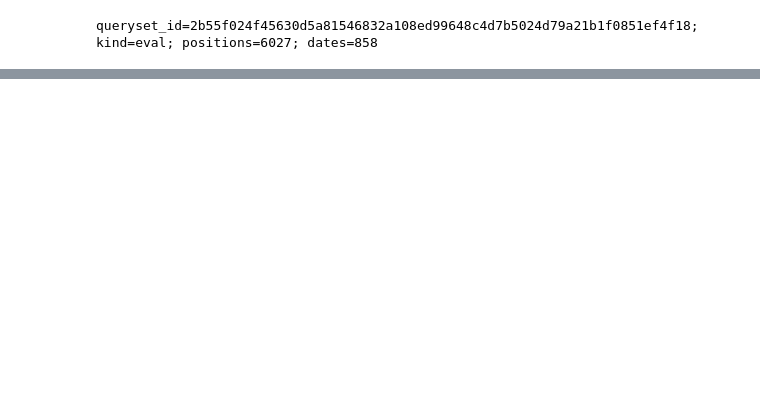
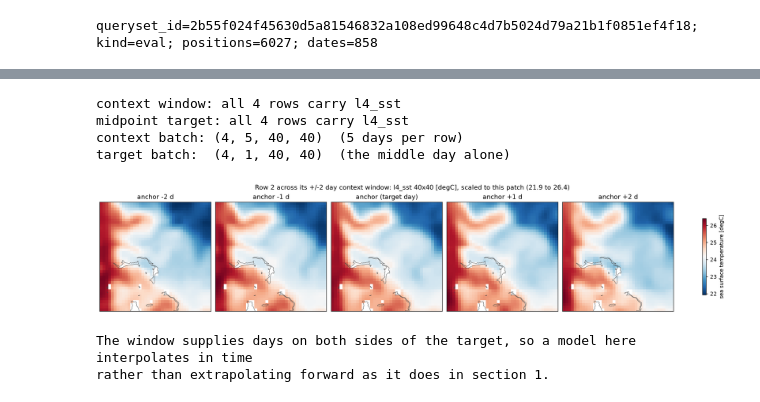
Before and after one commit to nilsleh/oceanTACO, a Jupyter notebook: docs/tutorials/spatio_temporal_query_generation.ipynb, the cells around one changed output, grey strips where cells are left out. Drawn from its saved outputs; the diff is of its cells as text; code cells hidden in the pictures; blank space fills up the shorter version.

```diff
--- a/docs/tutorials/spatio_temporal_query_generation.ipynb
+++ b/docs/tutorials/spatio_temporal_query_generation.ipynb
@@ -1098,0 +466,18 @@ which the [overview notebook](ml_dataset.ipynb) lists in full.
+# %%
+HALF_WINDOW = 2
+midpoint_filter = QueryFilter(box=BOX, relation="same_time",
+                              context_start_offset_days=-HALF_WINDOW,
+                              context_end_offset_days=HALF_WINDOW)
+print(f"eligible pairs with a +/-{HALF_WINDOW} day window: {select_queryset(queryset, midpoint_filter).count:,d}")
+print(f"eligible pairs with no window at all:      {select_queryset(queryset, QueryFilter(box=BOX)).count:,d}")
+
+midpoint_draw = draw_queryset(queryset, requested_row_count=BATCH_SIZE, seed=11,
+                              record_path=DRAW_DIR / "midpoint-draw.json",
+                              query_filter=midpoint_filter)
+window_set = OceanTACODataset(queries=midpoint_draw, sources=SST, catalog_config=config)
+centre_set = OceanTACODataset(queries=target_rows(midpoint_draw, midpoint_filter),
+                              sources=SST, catalog_config=config)
+print(f"anchor:  {midpoint_draw.rows[0]['anchor_time'][:10]}")
+print(f"context: {window_of(window_set)}  -> data {tuple(window_set[0]['l4_sst']['data'].shape)}")
+print(f"target:  {window_of(centre_set)}  -> data {tuple(centre_set[0]['l4_sst']['data'].shape)}")
+print("The target sits at the centre of the context span, with equal numbers of days on each side.")
@@ -1098,0 +523,39 @@ which the [overview notebook](ml_dataset.ipynb) lists in full.
+# %%
+window_batch = one_batch(window_set)
+centre_batch = one_batch(centre_set)
+require_complete(window_batch, ["l4_sst"], "context window")
+require_complete(centre_batch, ["l4_sst"], "midpoint target")
+days = window_batch["l4_sst"]["data"].shape[1]
+print(f"context batch: {tuple(window_batch['l4_sst']['data'].shape)}  ({days} days per row)")
+print(f"target batch:  {tuple(centre_batch['l4_sst']['data'].shape)}  (the middle day alone)")
+
+spread = [float(np.nanstd(np.asarray(window_batch["l4_sst"]["data"])[index]))
+          for index in range(window_batch["l4_sst"]["data"].shape[0])]
+member = int(np.nanargmax(spread))
+record = batch_member(window_batch, "l4_sst", member)
+values = np.asarray(record["data"])
+extent = geographic_extent(record)
+low, high = float(np.nanmin(values)), float(np.nanmax(values))
+
+fig, axes = plt.subplots(1, days, figsize=(3.3 * days, 3.4), constrained_layout=True)
+for axis, day, offset in zip(axes, range(days), range(-HALF_WINDOW, HALF_WINDOW + 1)):
+    axis.set(title=f"anchor {offset:+d} d" if offset else "anchor (target day)", xticks=[], yticks=[])
+    valid = np.asarray(record["valid_mask"])[day]
+    drawn = axis.imshow(np.where(valid, values[day], np.nan), origin="lower", cmap=CMAP,
+                        interpolation="nearest", aspect=map_aspect(extent), extent=extent,
+                        vmin=low, vmax=high)
+    add_coastlines(axis)
+fig.colorbar(drawn, ax=axes.tolist(), shrink=.7, label=colorbar_label("l4_sst"))
+fig.suptitle(f"Row {member} across its +/-{HALF_WINDOW} day context window: "
+             f"{source_label('l4_sst', (40, 40))}, scaled to this patch ({low:.1f} to {high:.1f})")
+display_figure(fig)
+print("The window supplies days on both sides of the target, so a model here interpolates in time")
+print("rather than extrapolating forward as it does in section 1.")
+# %% [output]
+context window: all 4 rows carry l4_sst
+midpoint target: all 4 rows carry l4_sst
+context batch: (4, 5, 40, 40)  (5 days per row)
+target batch:  (4, 1, 40, 40)  (the middle day alone)
+[figure, added]
+The window supplies days on both sides of the target, so a model here interpolates in time
+rather than extrapolating forward as it does in section 1.
```
Also changed, not shown: parts of 70 cells of this notebook.
